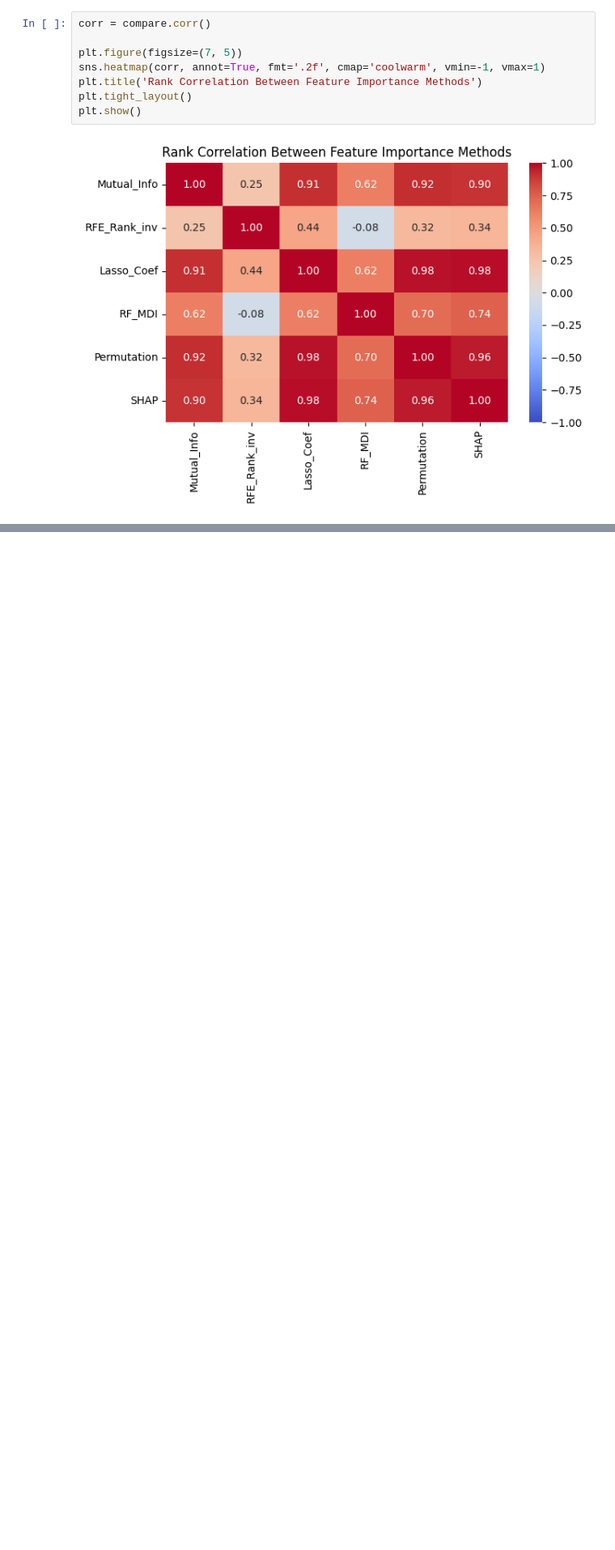
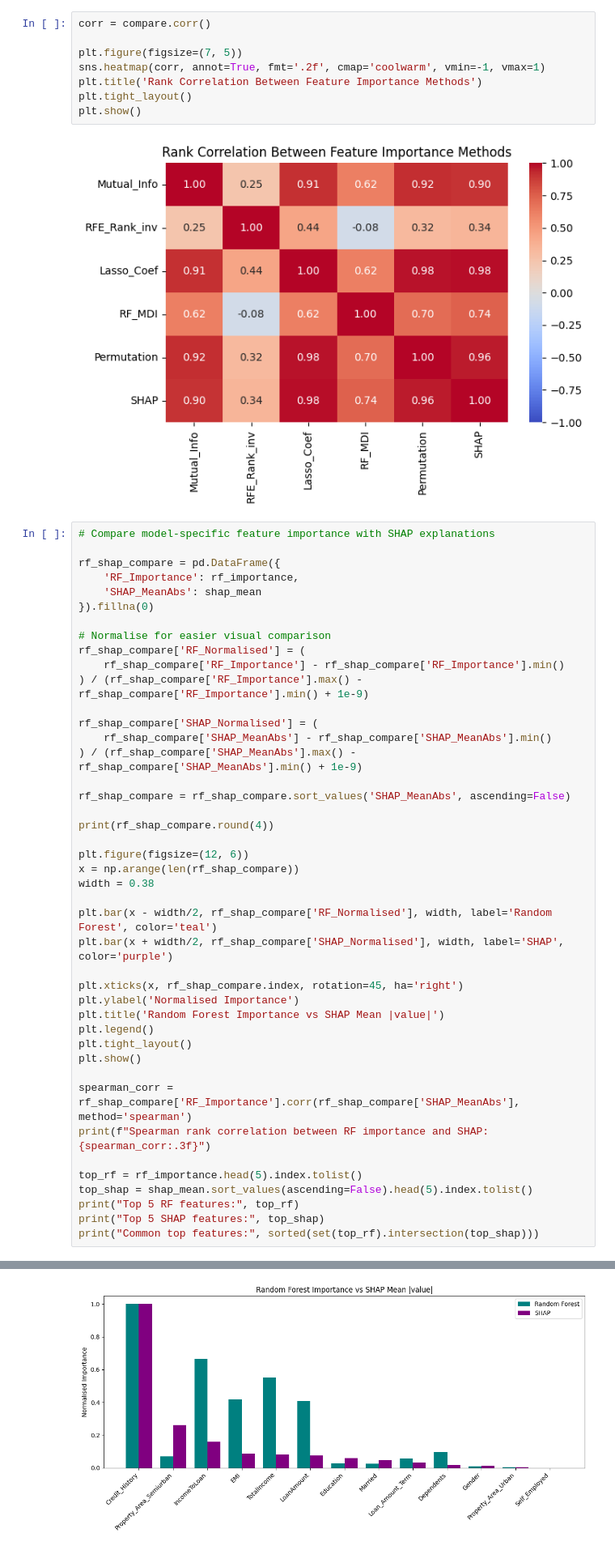
Before and after one commit to nahom-zenebe/icog-Explainable-AI-and-Model-Interpretability, a Jupyter notebook: main.ipynb, the cells around one changed output, grey strips where cells are left out. Shown at 81% size. Saved outputs shown, nothing was run; the diff lists cells and outputs as text; blank space fills up the shorter version.

```diff
--- a/main.ipynb
+++ b/main.ipynb
@@ -592,3 +593,47 @@ plt.tight_layout()
 plt.show()
 # %% [output]
 [figure]
+# %%
+# Compare model-specific feature importance with SHAP explanations
+
+rf_shap_compare = pd.DataFrame({
+    'RF_Importance': rf_importance,
+    'SHAP_MeanAbs': shap_mean
+}).fillna(0)
+
+# Normalise for easier visual comparison
+rf_shap_compare['RF_Normalised'] = (
+    rf_shap_compare['RF_Importance'] - rf_shap_compare['RF_Importance'].min()
+) / (rf_shap_compare['RF_Importance'].max() - rf_shap_compare['RF_Importance'].min() + 1e-9)
+
+rf_shap_compare['SHAP_Normalised'] = (
+    rf_shap_compare['SHAP_MeanAbs'] - rf_shap_compare['SHAP_MeanAbs'].min()
+) / (rf_shap_compare['SHAP_MeanAbs'].max() - rf_shap_compare['SHAP_MeanAbs'].min() + 1e-9)
+
+rf_shap_compare = rf_shap_compare.sort_values('SHAP_MeanAbs', ascending=False)
+
+print(rf_shap_compare.round(4))
+
+plt.figure(figsize=(12, 6))
+x = np.arange(len(rf_shap_compare))
+width = 0.38
+
+plt.bar(x - width/2, rf_shap_compare['RF_Normalised'], width, label='Random Forest', color='teal')
+plt.bar(x + width/2, rf_shap_compare['SHAP_Normalised'], width, label='SHAP', color='purple')
+
+plt.xticks(x, rf_shap_compare.index, rotation=45, ha='right')
+plt.ylabel('Normalised Importance')
+plt.title('Random Forest Importance vs SHAP Mean |value|')
+plt.legend()
+plt.tight_layout()
+plt.show()
+
+spearman_corr = rf_shap_compare['RF_Importance'].corr(rf_shap_compare['SHAP_MeanAbs'], method='spearman')
+print(f"Spearman rank correlation between RF importance and SHAP: {spearman_corr:.3f}")
+
+top_rf = rf_importance.head(5).index.tolist()
+top_shap = shap_mean.sort_values(ascending=False).head(5).index.tolist()
+print("Top 5 RF features:", top_rf)
+print("Top 5 SHAP features:", top_shap)
+print("Common top features:", sorted(set(top_rf).intersection(top_shap)))
+# %% [output]
@@ -594,0 +657 @@ plt.show()
+[figure, added]
```
Also changed, not shown: parts of 2 cells of this notebook.
